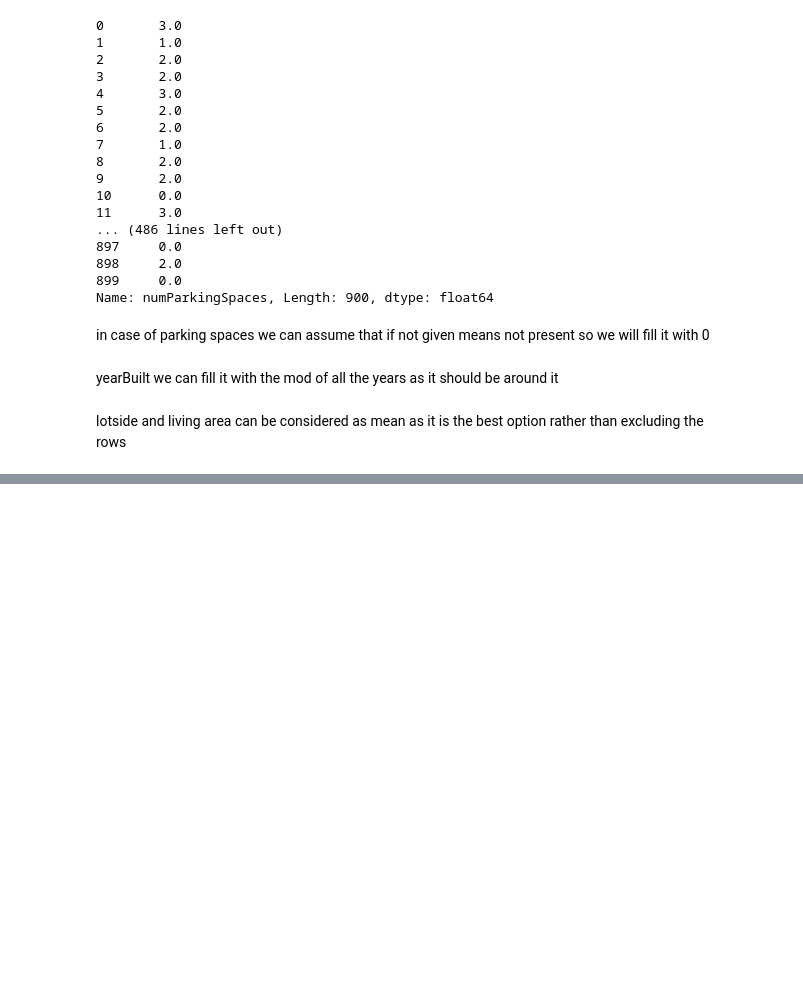
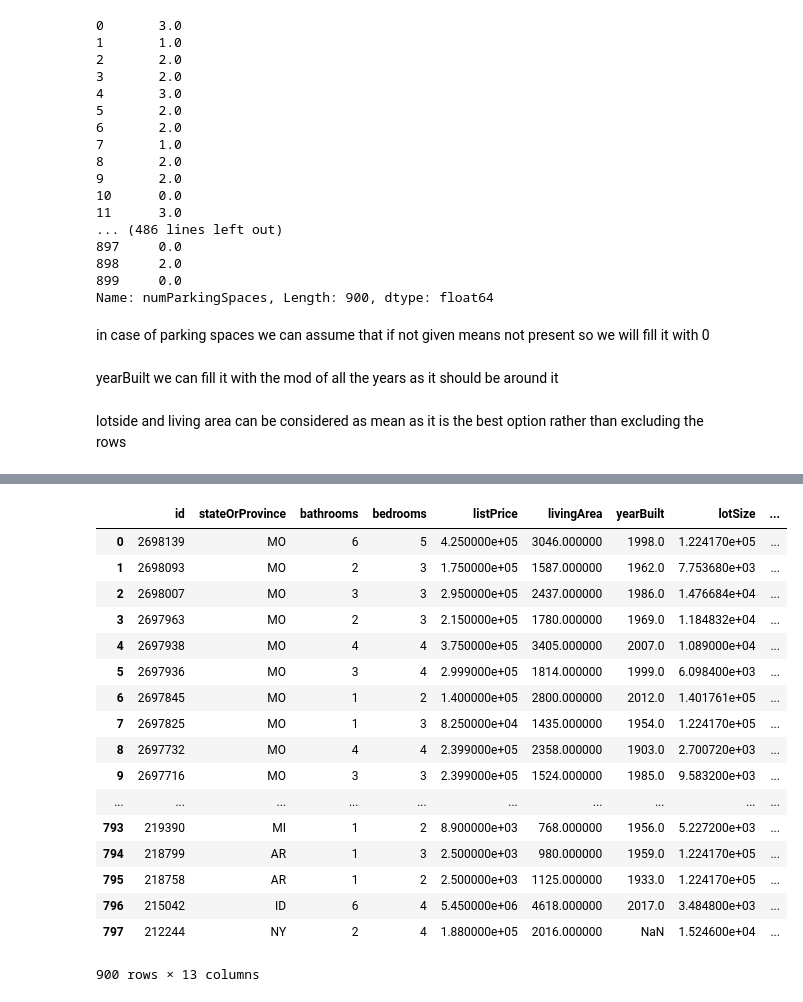
Before and after one commit to akarshsomani/nobbas, a Jupyter notebook: 1)data exploring.ipynb, the cells around one changed output, grey strips where cells are left out. Drawn from its saved outputs; the diff is of its cells as text; code cells hidden in the pictures; blank space fills up the shorter version.

```diff
--- a/1)data exploring.ipynb
+++ b/1)data exploring.ipynb
@@ -425,0 +447,3 @@ df['livingArea'].fillna(df.livingArea.mean,inplace=True)
+# %%
+#we can drop this as stateorprovince will act as better one.
+df=df.drop(['latitude','longitude'],axis=1)
@@ -425,0 +461,23 @@ df['livingArea'].fillna(df.livingArea.mean,inplace=True)
+# %%
+df=df.drop(['collabprojectscount','favouritecount'],axis=1)
+# %%
+df
+# %% [output]
+|  | id | stateOrProvince | bathrooms | bedrooms | listPrice | livingArea | yearBuilt | lotSize | ... |
+| 0 | 2698139 | MO | 6 | 5 | 4.250000e+05 | 3046.000000 | 1998.0 | 1.224170e+05 | ... |
+| 1 | 2698093 | MO | 2 | 3 | 1.750000e+05 | 1587.000000 | 1962.0 | 7.753680e+03 | ... |
+| 2 | 2698007 | MO | 3 | 3 | 2.950000e+05 | 2437.000000 | 1986.0 | 1.476684e+04 | ... |
+| 3 | 2697963 | MO | 2 | 3 | 2.150000e+05 | 1780.000000 | 1969.0 | 1.184832e+04 | ... |
+| 4 | 2697938 | MO | 4 | 4 | 3.750000e+05 | 3405.000000 | 2007.0 | 1.089000e+04 | ... |
+| 5 | 2697936 | MO | 3 | 4 | 2.999000e+05 | 1814.000000 | 1999.0 | 6.098400e+03 | ... |
+| 6 | 2697845 | MO | 1 | 2 | 1.400000e+05 | 2800.000000 | 2012.0 | 1.401761e+05 | ... |
+| 7 | 2697825 | MO | 1 | 3 | 8.250000e+04 | 1435.000000 | 1954.0 | 1.224170e+05 | ... |
+| 8 | 2697732 | MO | 4 | 4 | 2.399000e+05 | 2358.000000 | 1903.0 | 2.700720e+03 | ... |
+| 9 | 2697716 | MO | 3 | 3 | 2.399000e+05 | 1524.000000 | 1985.0 | 9.583200e+03 | ... |
+| ... | ... | ... | ... | ... | ... | ... | ... | ... | ... |
+| 793 | 219390 | MI | 1 | 2 | 8.900000e+03 | 768.000000 | 1956.0 | 5.227200e+03 | ... |
+| 794 | 218799 | AR | 1 | 3 | 2.500000e+03 | 980.000000 | 1959.0 | 1.224170e+05 | ... |
+| 795 | 218758 | AR | 1 | 2 | 2.500000e+03 | 1125.000000 | 1933.0 | 1.224170e+05 | ... |
+| 796 | 215042 | ID | 6 | 4 | 5.450000e+06 | 4618.000000 | 2017.0 | 3.484800e+03 | ... |
+| 797 | 212244 | NY | 2 | 4 | 1.880000e+05 | 2016.000000 | NaN | 1.524600e+04 | ... |
+900 rows × 13 columns
```
Also changed, not shown: parts of 15 cells of this notebook, 2 other files.
